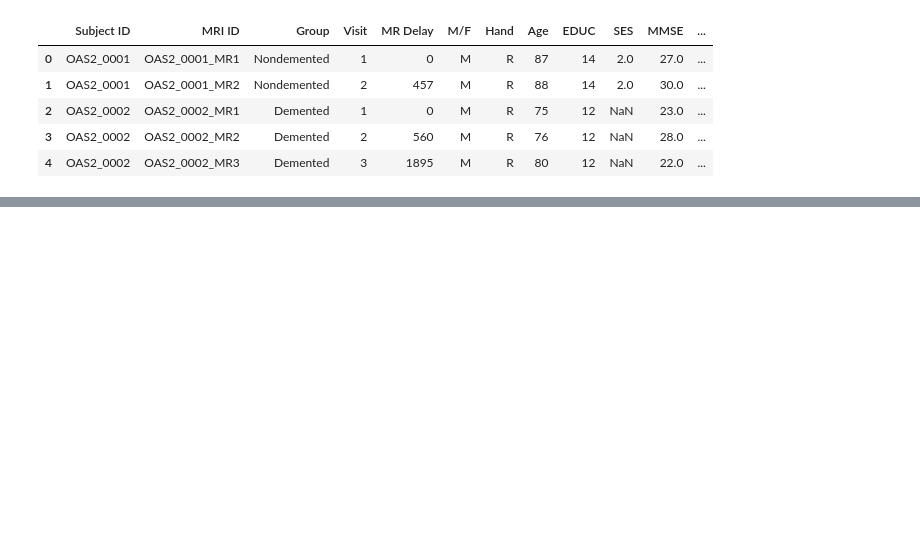
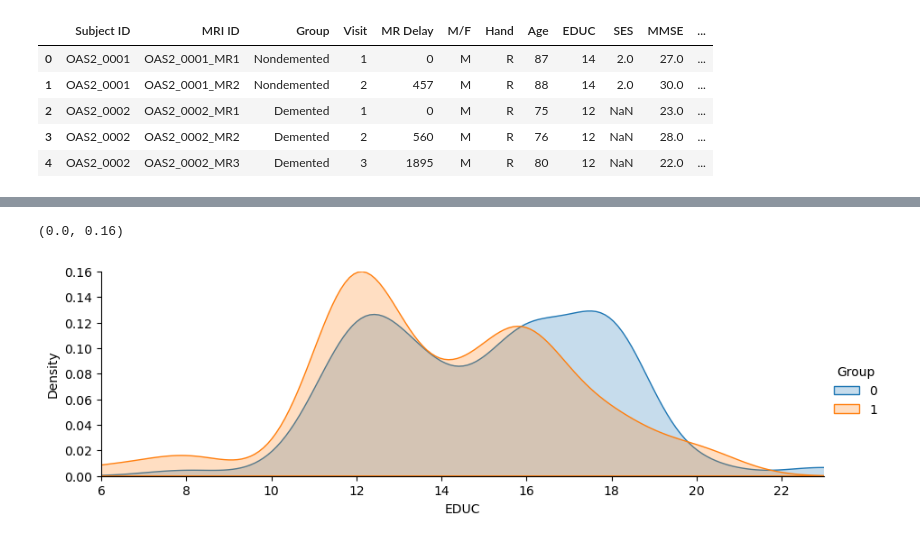
Before and after one commit to stanarlea/alzheimer, a Jupyter notebook: MRI and Alzheimers.ipynb, the cells around one changed output, grey strips where cells are left out. Saved outputs shown, nothing was run; the diff lists cells and outputs as text; code cells hidden in the pictures; blank space fills up the shorter version.

```diff
--- a/MRI and Alzheimers.ipynb
+++ b/MRI and Alzheimers.ipynb
@@ -34,0 +180,9 @@ demented, nondemented, converted
+# %%
+facet= sns.FacetGrid(df,hue="Group", aspect=3)
+facet.map(sns.kdeplot,'EDUC',fill= True)
+facet.set(xlim=(df['EDUC'].min(), df['EDUC'].max()))
+facet.add_legend()
+plt.ylim(0, 0.16)
+# %% [output]
+(0.0, 0.16)
+[figure, added]
```
Also changed, not shown: parts of 24 cells of this notebook.
